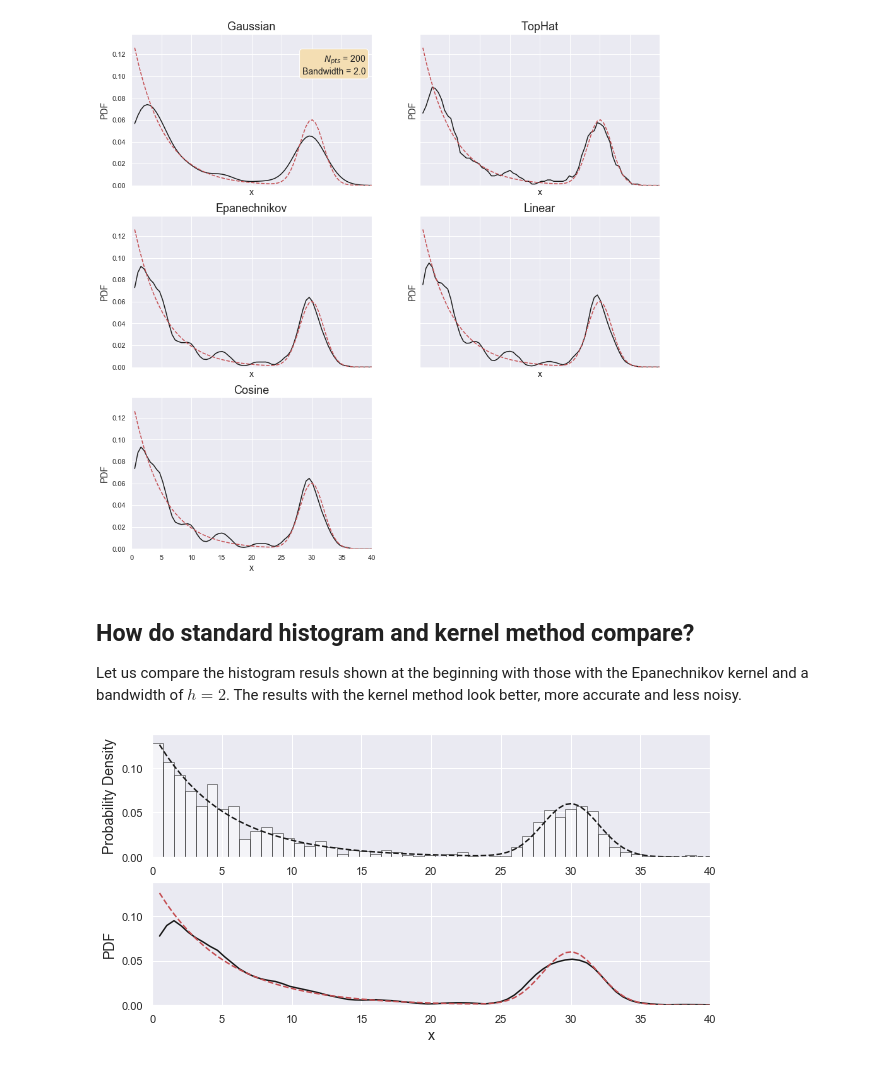
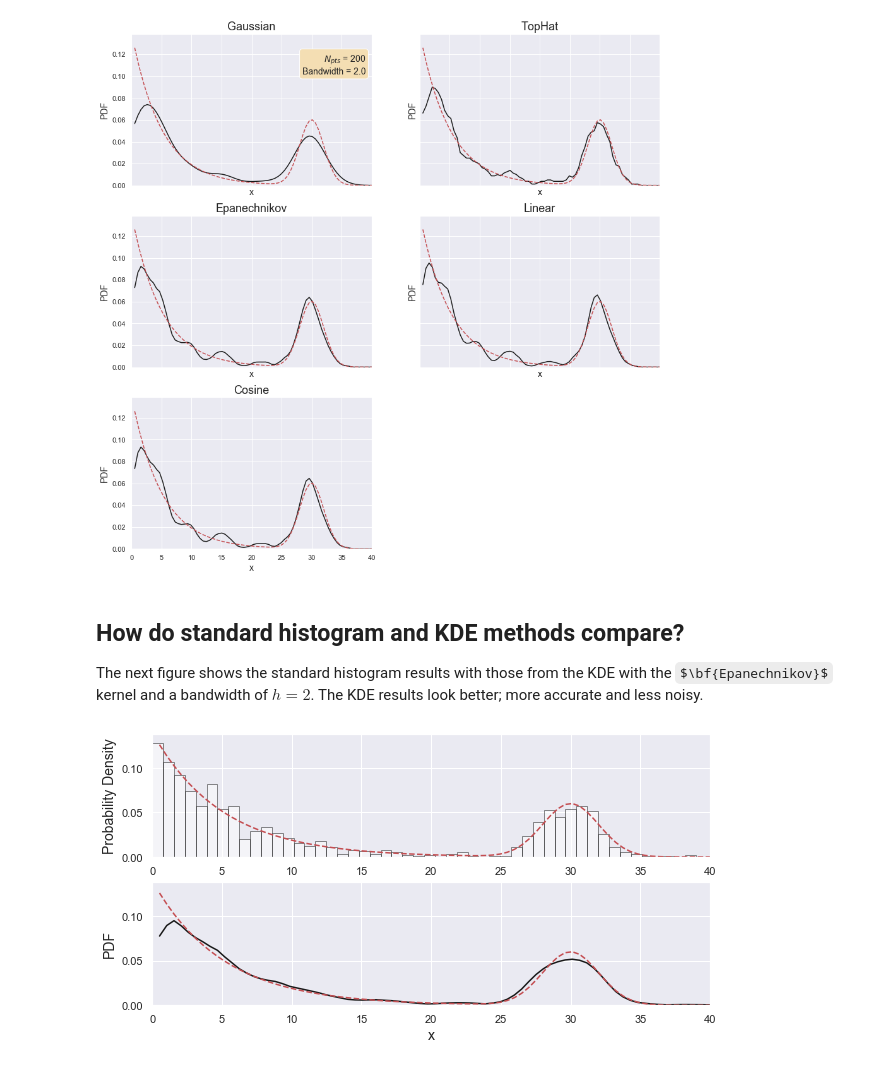
Before and after one commit to AstroPierre/Figures_cours_Christian_ML, a Jupyter notebook: iam-sem04-methnonparam/PDF_estimation_using_histogram_and_KDE_methods.ipynb, the cells around one changed output. Cells and saved outputs as stored; diff of their text form; code cells hidden in the pictures; some formulas as TeX source.

Commit message:
Added KDE kernel shape comparison

```diff
--- a/iam-sem04-methnonparam/PDF_estimation_using_histogram_and_KDE_methods.ipynb
+++ b/iam-sem04-methnonparam/PDF_estimation_using_histogram_and_KDE_methods.ipynb
@@ -241,0 +257,28 @@ results smoother than with the naive histogram.
+# %%
+u = np.linspace(-1.5, 1.5, 200)
+v = np.abs(u)
+t = v<1
+
+y = np.zeros((6,u.shape[0]))
+y[0,:] = np.exp(-u**2/2)/np.sqrt(2*np.pi)
+y[1,:] = 0.5*t
+y[2,:] = (3/4)*(1-v**2)
+y[3,:] = (15/16)*(1-v**2)**2
+y[4,:] = (70/81)*(1-v**3)**3
+y[5,:] = (1-v)
+
+indx = np.where(v>=1)
+for k in range(1,6):
+    y[k,indx] = 0
+
+colors = np.array([c for c in 'bgrcmyk'])
+labels = ['Gaussian', 'Top-Hat/Boxcar', 'Epanechikov', 'Biweight', 'TriCube', 'Triangular']
+
+fig, ax = plt.subplots(1,1,figsize=(10,5))
+
+for k in range(6):
+    ax.plot(u, y[k,:], ls='-', color=colors[k], label=labels[k])
+
+ax.legend(loc='upper right')
+
+plt.savefig('1D_PDF_estimation_4.png', format="png")
@@ -388,33 +429,33 @@ compare_kernels(npts, prob_PDF, coeffs, bandwidth, figName)
 # %% [output]
 [figure]
 # %% [markdown]
-## How do standard histogram and kernel method compare?
+## How do standard histogram and KDE methods compare?
 
-Let us compare the histogram resuls shown at the beginning with those with the Epanechnikov kernel and a bandwidth of $h=2$.
-The results with the kernel method look better, more accurate and less noisy.
+The next figure shows the standard histogram results with those from the KDE with the $\bf{Epanechnikov}$ kernel
+and a bandwidth of $h=2$. The KDE results look better; more accurate and less noisy.
 # %%
 fig, (ax1,ax2) = plt.subplots(2, 1, figsize = (10,5))
 
 
 # Histogram-based method
 ax1.hist(X, 50, density=True, facecolor='w', edgecolor='k', alpha=0.5)
-ax1.plot(xx, model, ls="--", color="k")
+ax1.plot(xx, model, ls="--", color='r')
 ax1.set_xlabel('x', fontsize=14)
 ax1.set_ylabel('Probability Density', fontsize=14)
 ax1.set_xlim([x_min, x_max])
 ax1.set_ylim([y_min, y_max])
 
 # Kernel-based method
 kde = KernelDensity(kernel='epanechnikov', bandwidth=2.).fit(X.reshape(-1,1))
 pdf = np.exp( kde.score_samples(xx.reshape(-1,1)))
 
 ax2.plot(xx, pdf, ls='-', color='k')
 ax2.plot(xx, model, ls="--", color="r")
 ax2.set_xlabel('x', fontsize=14)
 ax2.set_ylabel('PDF', fontsize=14)
 ax2.set_xlim([x_min, x_max]);
 ax2.set_ylim([y_min, y_max]);
 
-plt.savefig('1D_PDF_estimation_8.png', format="png")
+plt.savefig('1D_PDF_estimation_9.png', format="png")
 # %% [output]
-[figure, old version]
+[figure, new version]
```
Also changed, not shown: parts of 11 cells of this notebook, 6 other files.
